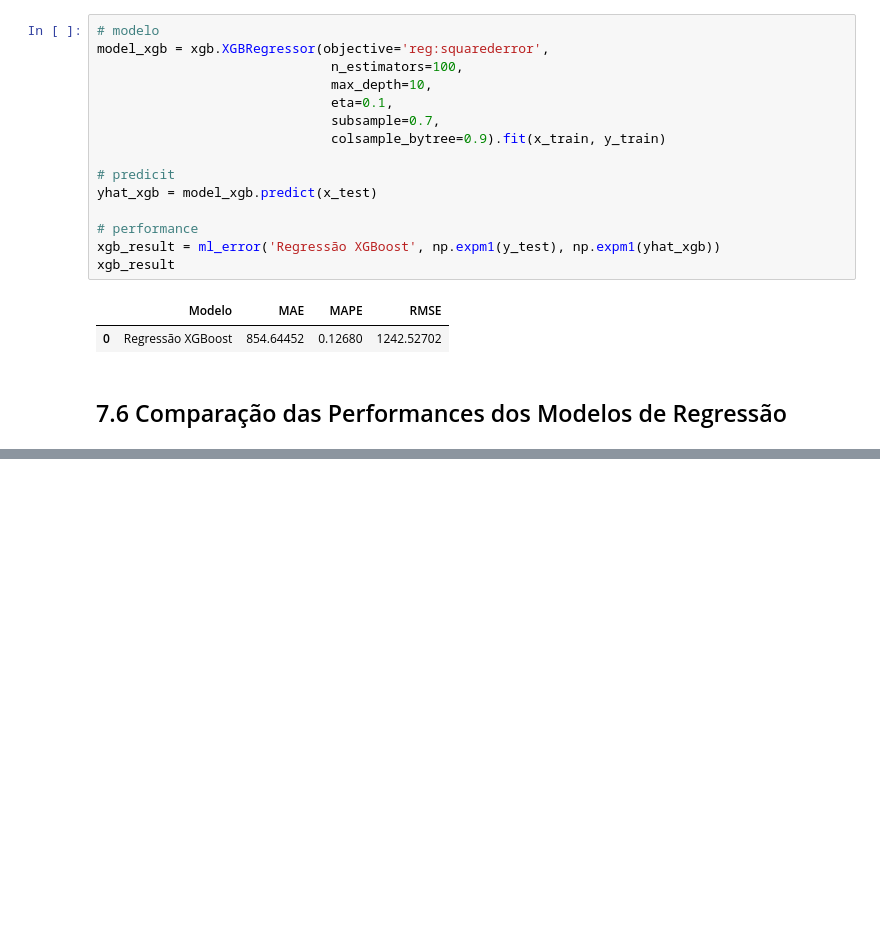
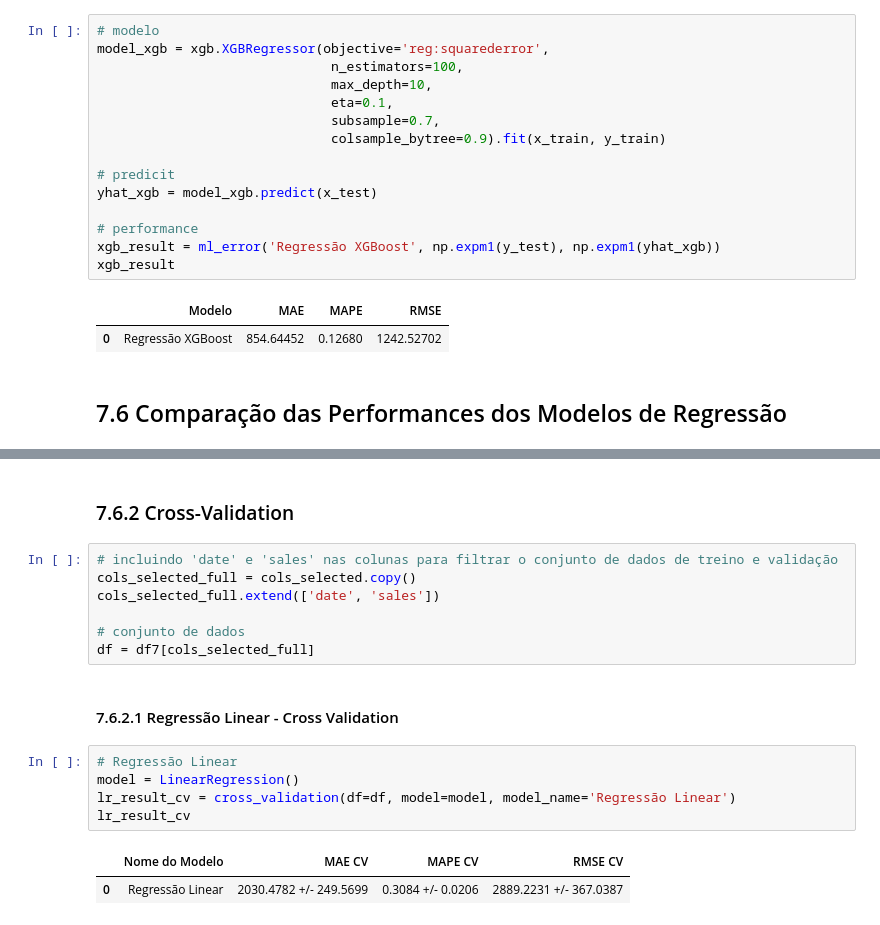
Before and after one commit to jonasbarletta/ds_em_producao, a Jupyter notebook: modulo7-machine-learning.ipynb, the cells around one changed output, grey strips where cells are left out. Cells and saved outputs as stored; diff of their text form; blank space fills up the shorter version.

```diff
--- a/modulo7-machine-learning.ipynb
+++ b/modulo7-machine-learning.ipynb
@@ -1373,0 +1365,19 @@ modelling_result.sort_values('RMSE')
+# %% [markdown]
+### 7.6.2 Cross-Validation
+# %%
+# incluindo 'date' e 'sales' nas colunas para filtrar o conjunto de dados de treino e validação
+cols_selected_full = cols_selected.copy()
+cols_selected_full.extend(['date', 'sales'])
+
+# conjunto de dados
+df = df7[cols_selected_full]
+# %% [markdown]
+#### 7.6.2.1 Regressão Linear - Cross Validation
+# %%
+# Regressão Linear
+model = LinearRegression()
+lr_result_cv = cross_validation(df=df, model=model, model_name='Regressão Linear')
+lr_result_cv
+# %% [output]
+|  | Nome do Modelo | MAE CV | MAPE CV | RMSE CV |
+| 0 | Regressão Linear | 2030.4782 +/- 249.5699 | 0.3084 +/- 0.0206 | 2889.2231 +/- 367.0387 |
```
Also changed, not shown: parts of 20 cells of this notebook.
